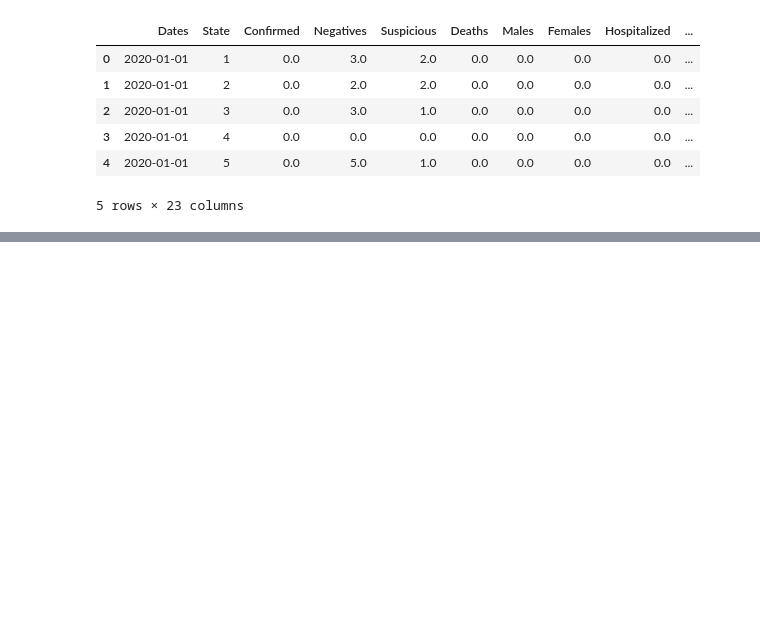
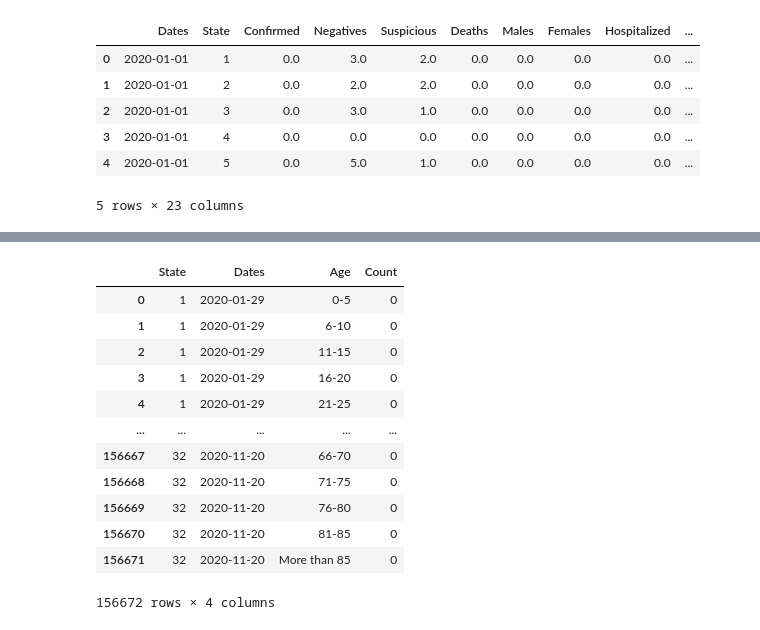
Before and after one commit to AlfredoOcegueda/covid-19-mexico-challenge, a Jupyter notebook: Data/data_cleaning_complete.ipynb, the cells around one changed output, grey strips where cells are left out. Cells and saved outputs as stored; diff of their text form; code cells hidden in the pictures; blank space fills up the shorter version.

```diff
--- a/Data/data_cleaning_complete.ipynb
+++ b/Data/data_cleaning_complete.ipynb
@@ -751,0 +787,28 @@ covid_clean_df.head()
+# %%
+female_df = confirmed_df.copy()
+female_index_names = female_df[(confirmed_df['SEXO'] != 1)].index
+female_df.drop(female_index_names, inplace = True)
+female_df = female_df.groupby(['ENTIDAD_RES','FECHA_SINTOMAS', 'EDAD']).size().to_frame('Age Count').reset_index()
+female_df = female_df.rename(columns={"FECHA_SINTOMAS": "Dates", "ENTIDAD_RES": "State", "EDAD": "Age"})
+
+bins = [0, 5, 10, 15, 20, 25, 30, 35, 40, 45, 50, 55, 60, 65, 70, 75, 80, 85, np.inf]
+labels=['0-5', '6-10' , '11-15', '16-20', '21-25', '26-30', '31-35', '36-40', '41-45', '46-50', '51-55',
+        '56-60', '61-65', '66-70', '71-75', '76-80', '81-85','More than 85']
+b = pd.cut(female_df['Age'], bins=bins, labels=labels)
+female_df = female_df.groupby(['State', 'Dates', b]).size().reset_index(name='Count')
+
+female_df
+# %% [output]
+|  | State | Dates | Age | Count |
+| 0 | 1 | 2020-01-29 | 0-5 | 0 |
+| 1 | 1 | 2020-01-29 | 6-10 | 0 |
+| 2 | 1 | 2020-01-29 | 11-15 | 0 |
+| 3 | 1 | 2020-01-29 | 16-20 | 0 |
+| 4 | 1 | 2020-01-29 | 21-25 | 0 |
+| ... | ... | ... | ... | ... |
+| 156667 | 32 | 2020-11-20 | 66-70 | 0 |
+| 156668 | 32 | 2020-11-20 | 71-75 | 0 |
+| 156669 | 32 | 2020-11-20 | 76-80 | 0 |
+| 156670 | 32 | 2020-11-20 | 81-85 | 0 |
+| 156671 | 32 | 2020-11-20 | More than 85 | 0 |
+156672 rows × 4 columns
```
Also changed, not shown: parts of 6 cells of this notebook, 2 other files.
